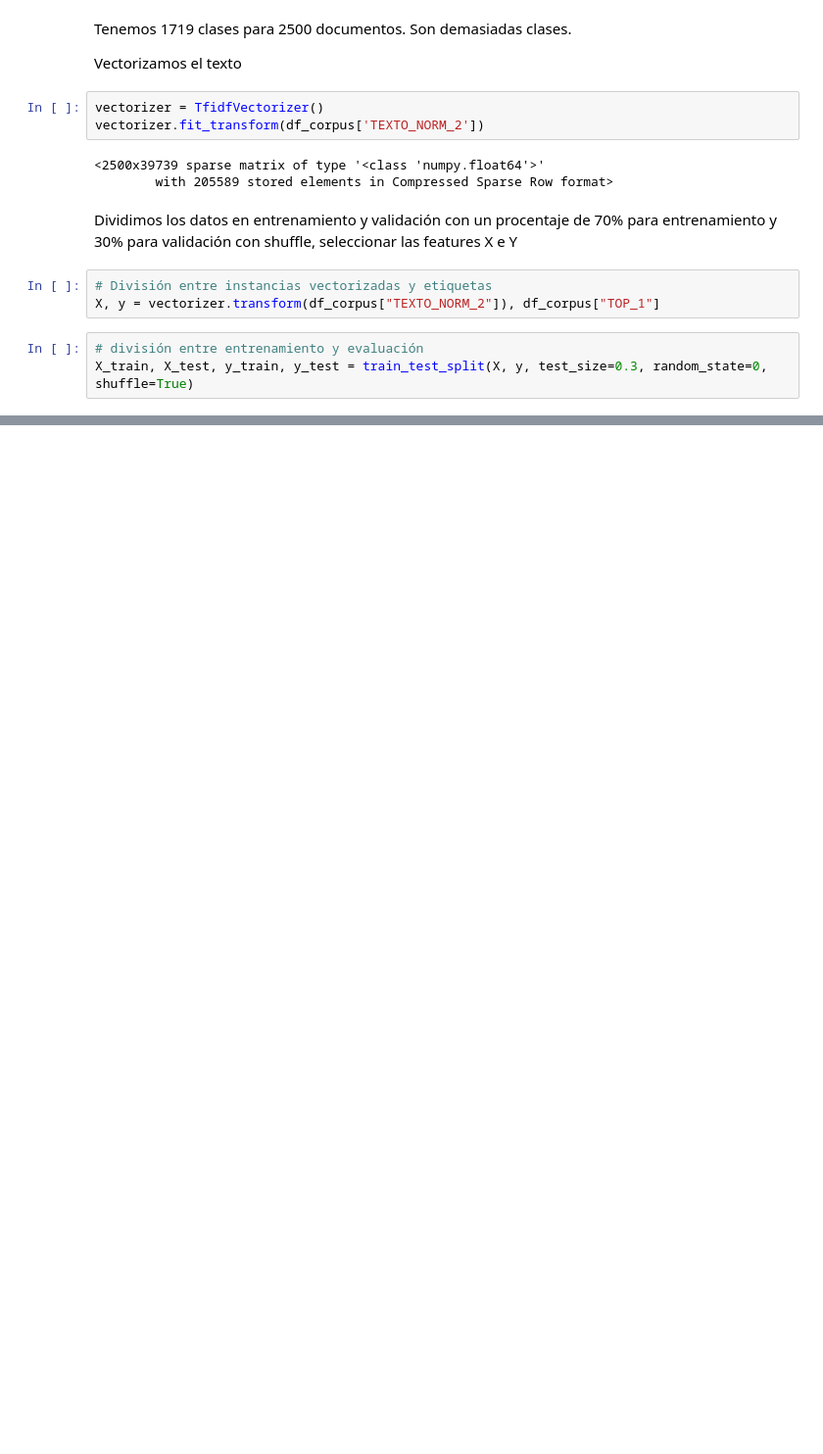
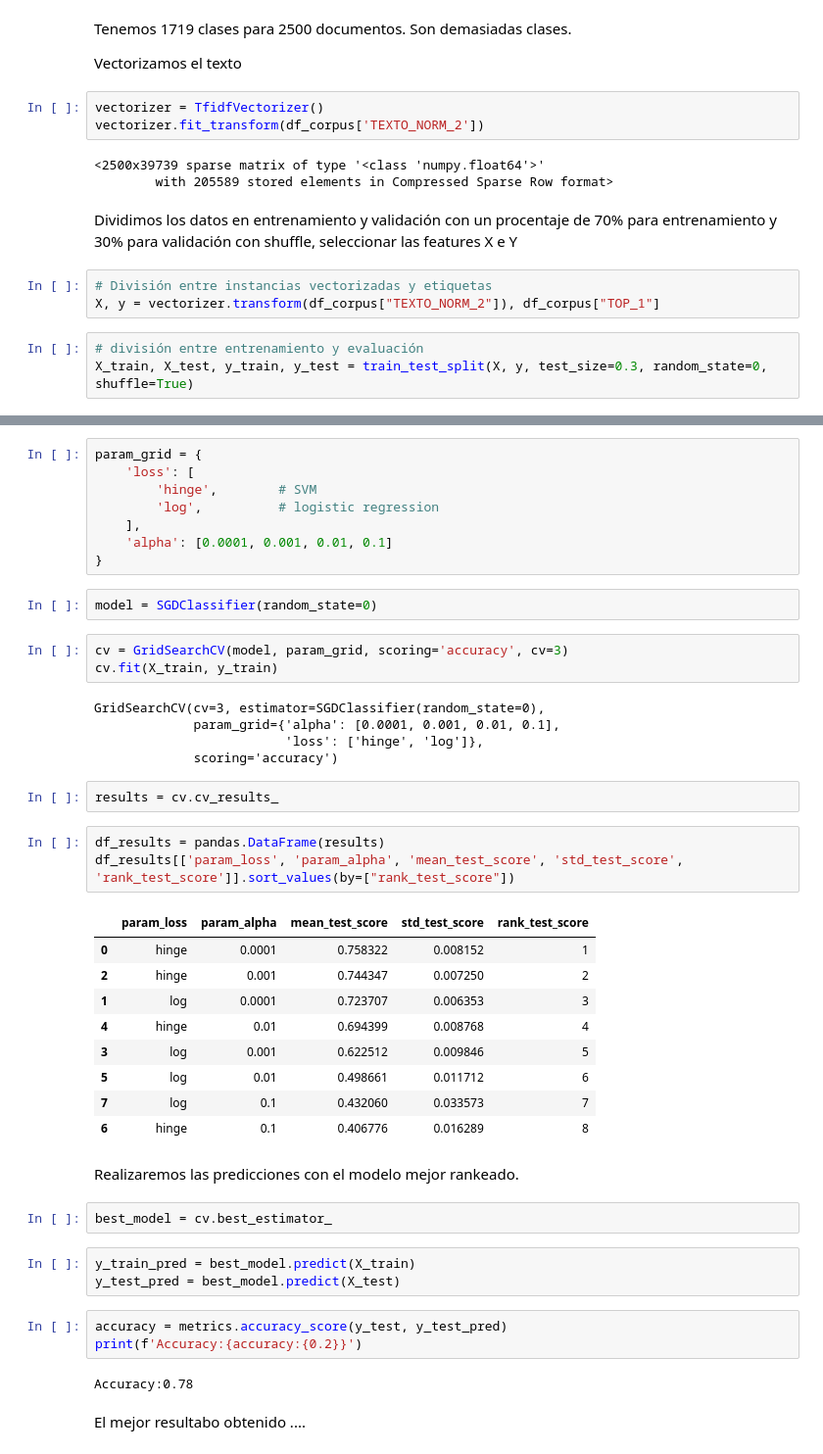
Before and after one commit to jorgeperezv/Busqueda-y-Recomendacion-de-Textos-Legales, a Jupyter notebook: Practico 4 - Aprendizaje Supervisado.ipynb, the cells around one changed output, grey strips where cells are left out. Shown: that part at 98% size. Drawn from its saved outputs; the diff is of its cells as text; blank space fills up the shorter version.

```diff
--- a/Practico 4 - Aprendizaje Supervisado.ipynb
+++ b/Practico 4 - Aprendizaje Supervisado.ipynb
@@ -773,0 +1060,47 @@ Vemos que la precisión es pésima, solo un 5%. Esto significa que no puede clas
+# %%
+param_grid = {
+    'loss': [
+        'hinge',        # SVM
+        'log',          # logistic regression
+    ],
+    'alpha': [0.0001, 0.001, 0.01, 0.1]
+}
+# %%
+model = SGDClassifier(random_state=0)
+# %%
+cv = GridSearchCV(model, param_grid, scoring='accuracy', cv=3)
+cv.fit(X_train, y_train)
+# %% [output]
+GridSearchCV(cv=3, estimator=SGDClassifier(random_state=0),
+             param_grid={'alpha': [0.0001, 0.001, 0.01, 0.1],
+                         'loss': ['hinge', 'log']},
+             scoring='accuracy')
+# %%
+results = cv.cv_results_
+# %%
+df_results = pandas.DataFrame(results)
+df_results[['param_loss', 'param_alpha', 'mean_test_score', 'std_test_score', 'rank_test_score']].sort_values(by=["rank_test_score"])
+# %% [output]
+|  | param_loss | param_alpha | mean_test_score | std_test_score | rank_test_score |
+| 0 | hinge | 0.0001 | 0.758322 | 0.008152 | 1 |
+| 2 | hinge | 0.001 | 0.744347 | 0.007250 | 2 |
+| 1 | log | 0.0001 | 0.723707 | 0.006353 | 3 |
+| 4 | hinge | 0.01 | 0.694399 | 0.008768 | 4 |
+| 3 | log | 0.001 | 0.622512 | 0.009846 | 5 |
+| 5 | log | 0.01 | 0.498661 | 0.011712 | 6 |
+| 7 | log | 0.1 | 0.432060 | 0.033573 | 7 |
+| 6 | hinge | 0.1 | 0.406776 | 0.016289 | 8 |
+# %% [markdown]
+Realizaremos las predicciones con el modelo mejor rankeado.
+# %%
+best_model = cv.best_estimator_
+# %%
+y_train_pred = best_model.predict(X_train)
+y_test_pred = best_model.predict(X_test)
+# %%
+accuracy = metrics.accuracy_score(y_test, y_test_pred)
+print(f'Accuracy:{accuracy:{0.2}}')
+# %% [output]
+Accuracy:0.78
+# %% [markdown]
+El mejor resultabo obtenido ....
```
Also changed, not shown: parts of 67 cells of this notebook.
